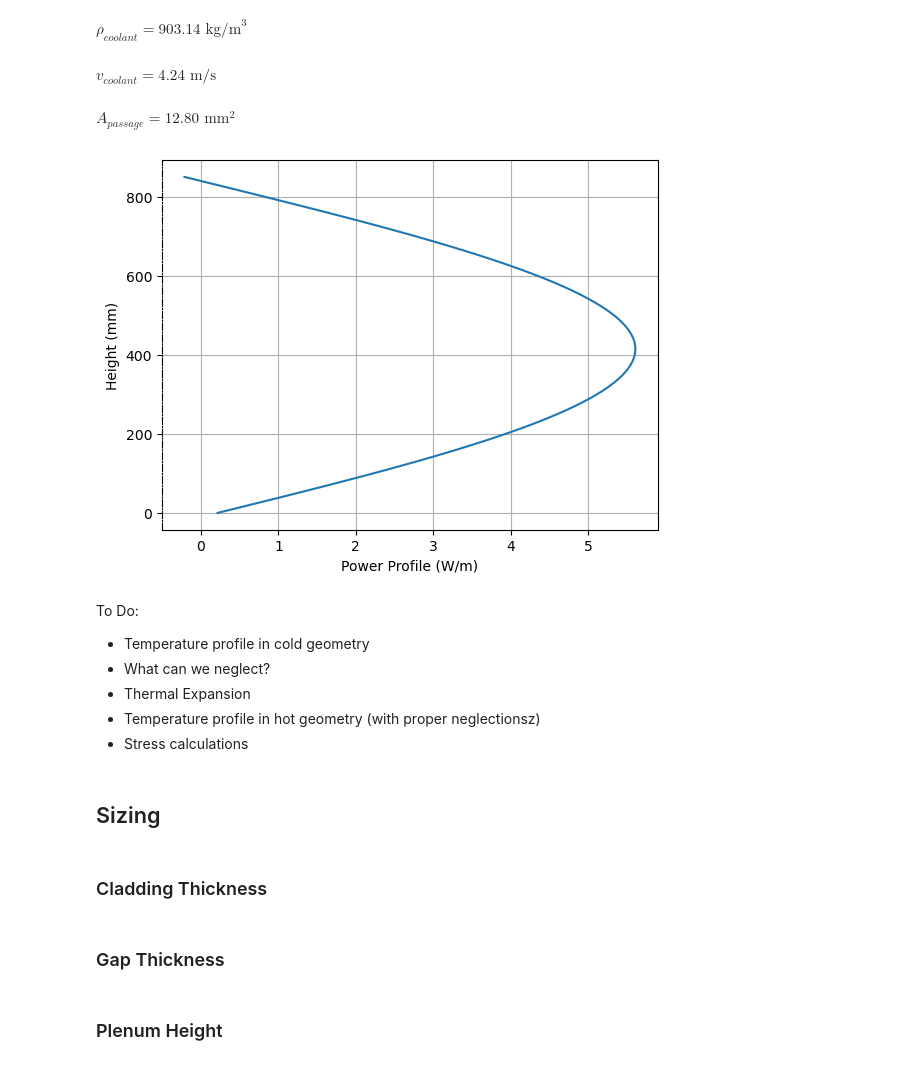
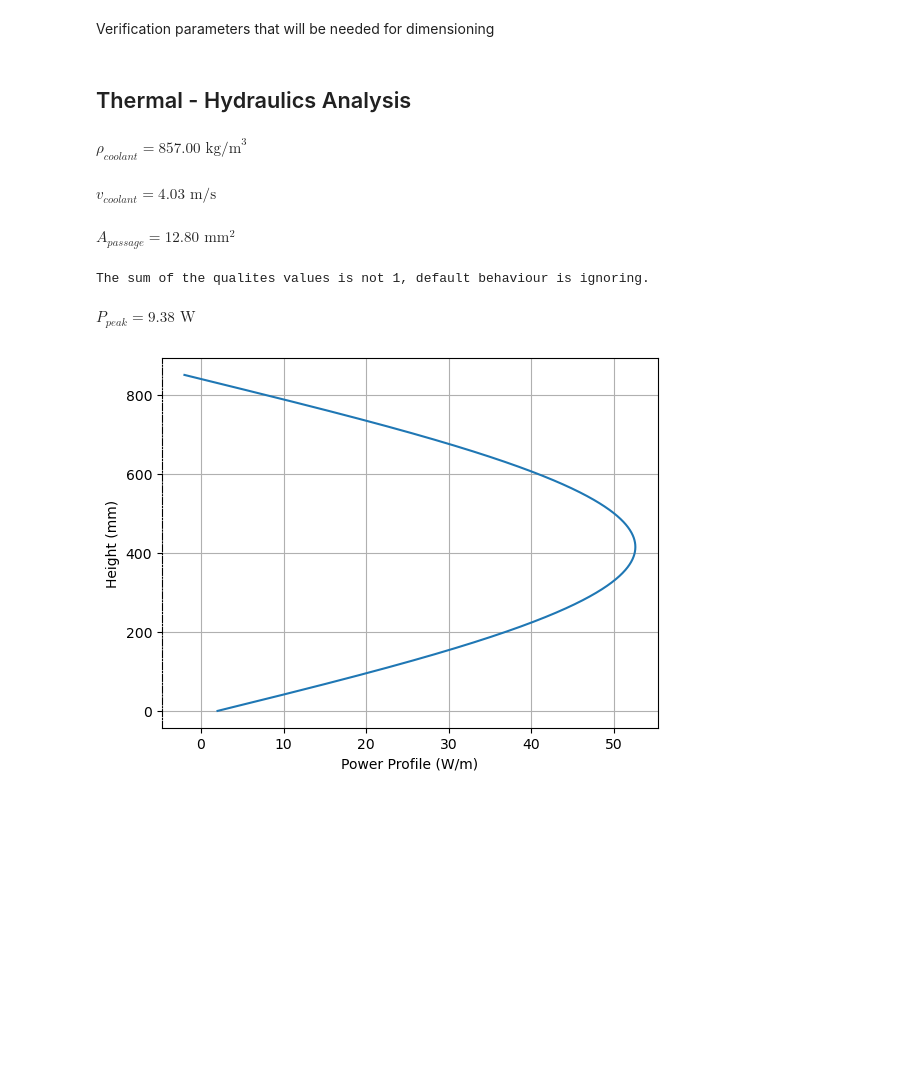
Before and after one commit to simo-pagliu/NDT-Homeworks, a Jupyter notebook: Homework.ipynb, the cells around one changed output. Cells and saved outputs as stored; diff of their text form; code cells hidden in the pictures; blank space fills up the shorter version.

Commit message:
Material propriety class
added the material propriety class and converted existing code to fit the new data structure

```diff
--- a/Homework.ipynb
+++ b/Homework.ipynb
@@ -12,30 +14,0 @@ from IPython.display import display, Math
-# %%
-####################################
-# MATERIAL PROPERTIES
-####################################
-class Material_Proprieties:
-        def __init__(self, Elem, Qual):
-            self.Elements = Elem
-            self.Qualities = Qual
-
-# Cladding Composition (wt.%)
-# cr_content = 15.0
-# ni_content = 15.0
-# mo_content = 1.5
-# mn_content = 1.5
-# si_content = 0.9
-# ti_content = 0.4
-# c_content = 0.09
-# b_content_ppm = 60
-Cladding_mat_prop = Material_Proprieties(
-    Elem = ["Cr", "Ni", "Mo", "Mn", "Si", "Ti", "C", "B [ppm]"],
-    Qual = [15, 15, 1.5, 1.5, 0.9, 0.4, 0.09, 60],
-)
-
-# Data for Material Composition
-# uranium_composition = "Natural composition"
-# plutonium_content = 0.29  # wt.%
-Fuel_mat_prop = Material_Proprieties(
-    Elem = ["U-235", "U-238", "O-16", "Pu"],
-    Qual = [0.711 * (1-0.29), (1-0.711) * (1-0.29), 2, 0.29] # To fix since 0.29 is in weight
-)
@@ -121,0 +104,2 @@ Done:
+# %% [markdown]
+Verification parameters that will be needed for dimensioning
@@ -122,42 +115,37 @@ Done:
+# %% [markdown]
+## Thermal - Hydraulics Analysis
 # %%
 # Velocity and Passage Area Calculation
 # To be modified with a proper evaluation
-density = density_coolant(395)
+density = Coolant_mat_prop.Density(coolant_inlet_temp)
 display(Math(r'\rho_{coolant} =' + f'{density:.2f}' + r'\text{ kg/m}^3' ))
-velocity, passage_area= f.hydraulic_flow(coolant_mass_flow_rate, density, pin_pitch*1e-3, cladding_outer_diameter*1e-3)
+velocity, passage_area= f.hydraulic_flow(coolant_mass_flow_rate, pin_pitch*1e-3, cladding_outer_diameter*1e-3, Coolant_mat_prop, coolant_inlet_pressure)
 display(Math(r'v_{coolant} =' + f'{velocity:.2f}' + r'\text{ m/s}' ))
 display(Math(r'A_{passage} =' + f'{passage_area*1e6:.2f}' + r'\text{ mm}^2' ))
 # %% [output]
-$\displaystyle \rho_{coolant} =903.14\text{ kg/m}^3$
+$\displaystyle \rho_{coolant} =857.00\text{ kg/m}^3$
-$\displaystyle v_{coolant} =4.24\text{ m/s}$
+$\displaystyle v_{coolant} =4.03\text{ m/s}$
 $\displaystyle A_{passage} =12.80\text{ mm}^2$
+# %%
+# Peak Power Node Calculation
+energy_per_fission = 200  # eV
+peak = f.peak_power(neutron_flux_peak, Fuel_mat_prop, energy_per_fission, fuel_pellet_outer_diameter, fuel_column_height)
+# Display the peak power node
+display(Math(r'P_{peak} =' + f'{peak:.2f}' + r'\text{ W}' ))
+# %% [output]
+The sum of the qualites values is not 1, default behaviour is ignoring.
+$\displaystyle P_{peak} =9.38\text{ W}$
 # %%
 # Plotting the Axial Power Profile
-power_profile = f.power_profile(1, heights_of_slice_centre, peak_factors, 850)
+power_profile = f.power_profile(peak, heights_of_slice_centre, peak_factors, 850)
 z_plot = np.linspace(0, 850, 1000)
 power_plot = power_profile(z_plot)
 plt.plot(power_plot, z_plot)
 plt.grid()
 plt.xlabel("Power Profile (W/m)")
 plt.ylabel("Height (mm)")
 # make the y-axis line dot-dash line
 plt.gca().spines['left'].set_linestyle('-.')
 plt.show()
 # %% [output]
-[figure, old version]
+[figure, new version]
-# %% [markdown]
-
-To Do:
-- Temperature profile in cold geometry
-- What can we neglect?
-- Thermal Expansion
-- Temperature profile in hot geometry (with proper neglectionsz)
-- Stress calculations
-# %% [markdown]
-## Sizing
-# %% [markdown]
-### Cladding Thickness
-# %% [markdown]
-### Gap Thickness
-# %% [markdown]
-### Plenum Height
```
Also changed, not shown: parts of 12 cells of this notebook, 1 other file.
